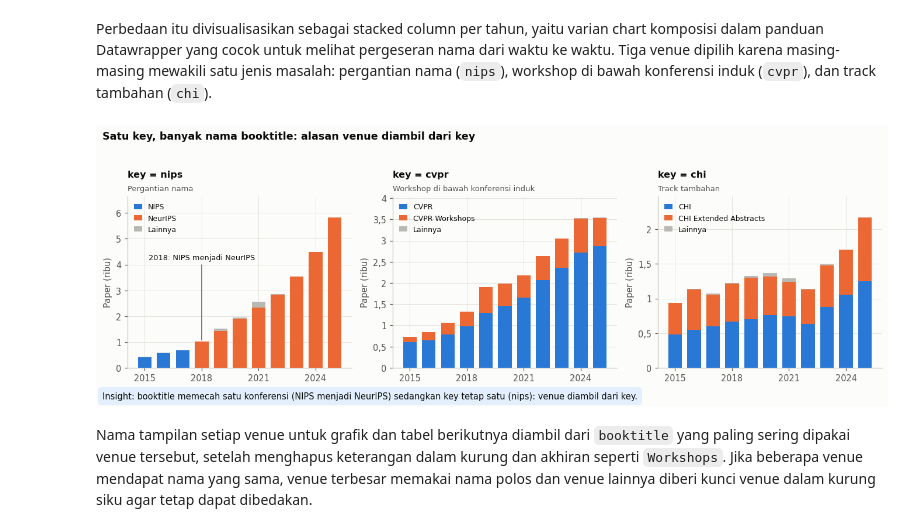
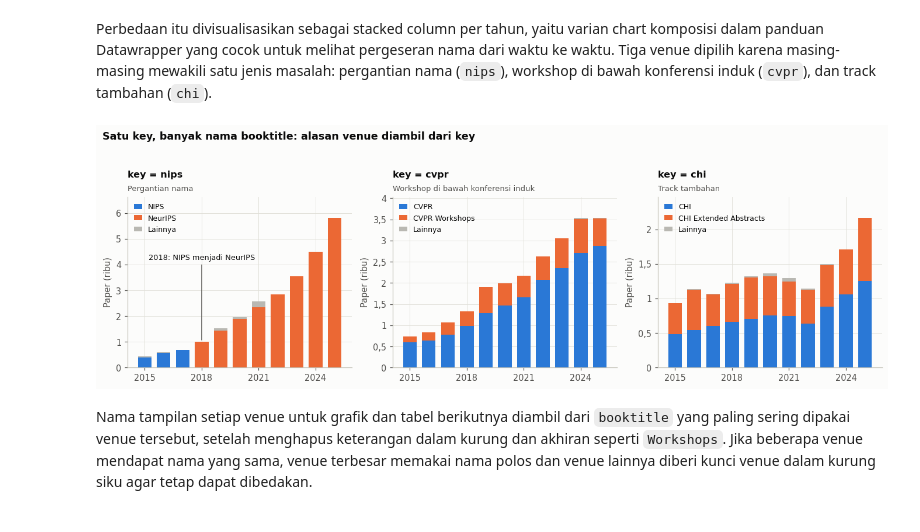
Before and after one commit to mahesa005/conference-pattern-mining-dblp, a Jupyter notebook: notebooks/01_eda.ipynb, the cells around one changed output. Saved outputs shown, nothing was run; the diff lists cells and outputs as text; code cells hidden in the pictures.

Commit message:
refactor(nb): grafik notebook dibuat polos tanpa kotak insight
Grafik EDA dan transaksi hanya memuat legenda, garis tren, dan label seperlunya. Insight dan highlight dipindah ke skrip terpisah.

```diff
--- a/notebooks/01_eda.ipynb
+++ b/notebooks/01_eda.ipynb
@@ -220,13 +219,7 @@ def pct_id(value, digits=1):
     return f"{value:.{digits}f}".replace(".", ",") + "%"
 
 
-def save_fig(fig, name, insight=None):
-    if insight:
-        wrapped = textwrap.fill("Insight: " + insight, width=max(46, int(fig.get_figwidth() * 11.5)))
-        fig.canvas.draw()
-        bottom = fig.get_tightbbox(fig.canvas.get_renderer()).y0
-        fig.text(0.01, (bottom - 0.14) / fig.get_figheight(), wrapped, ha="left", va="top", fontsize=9.6, color=CFG.INK,
-                 bbox=dict(boxstyle="round,pad=0.55", fc="#e3effc", ec="none"))
+def save_fig(fig, name):
     fig.savefig(CFG.FIG_DIR / name)
     plt.show()
 
@@ -355,27 +348,22 @@ types.round(1)
 | book | 21654 | 5813 | 26.8 | 0.2 |
 | mastersthesis | 27 | 4 | 14.8 | 0.0 |
 # %%
-fig, ax = plt.subplots(figsize=(7.0, 4.2))
+fig, ax = plt.subplots(figsize=(7.0, 4.0))
 order = types.index[::-1]
 pos = np.arange(len(order))
 ax.barh(pos, types.loc[order, "seluruh_dblp"], color=CFG.GRAY, height=0.64, zorder=2)
 ax.barh(pos, types.loc[order, "periode"].clip(lower=1), height=0.64, zorder=3,
         color=[CFG.BLUE if name == "inproceedings" else CFG.INK_2 for name in order])
-used_y = list(order).index("inproceedings")
-all_n, per_n = types.loc["inproceedings", "seluruh_dblp"], types.loc["inproceedings", "periode"]
-ax.text(all_n * 1.25, used_y, f"{fmt_id(all_n)} -> {fmt_id(per_n)}", va="center", fontsize=9.4, fontweight="bold", color=CFG.BLUE)
 ax.set_yticks(pos)
 ax.set_yticklabels(order)
-ax.get_yticklabels()[used_y].set_fontweight("bold")
 ax.set_xscale("log")
-ax.set_xlim(1, 4e7)
+ax.set_xlim(1, 2e7)
 ax.set_xticks([1, 100, 1e4, 1e6])
 ax.set_xticklabels(["1", "100", "10 rb", "1 jt"])
 ax.set_xlabel("Jumlah record (skala logaritmik)")
 ax.grid(axis="y", visible=False)
 ax.set_title("Jenis publikasi DBLP")
-ax.legend(handles=[Patch(color=CFG.GRAY, label="Seluruh dump"), Patch(color=CFG.INK_2, label="Periode 2015-2025")],
-          loc="lower right", fontsize=8.8)
-save_fig(fig, "t1_jenis_publikasi.png",
-         insight=f"inproceedings hanya {pct_id(all_n / types['seluruh_dblp'].sum() * 100, 1)} isi dump, dan separuhnya ({fmt_id(per_n)} record) terbit 2015-2025: itulah bahan analisis.")
+ax.legend(handles=[Patch(color=CFG.GRAY, label="Seluruh dump"), Patch(color=CFG.INK_2, label="Periode 2015-2025"),
+                   Patch(color=CFG.BLUE, label="inproceedings 2015-2025")], loc="lower right", fontsize=8.8)
+save_fig(fig, "t1_jenis_publikasi.png")
 # %% [output]
@@ -637,35 +625,35 @@ Perbedaan itu divisualisasikan sebagai stacked column per tahun, yaitu varian ch
 panels = [
     ("nips", ["NIPS", "NeurIPS"], "Pergantian nama"),
     ("cvpr", ["CVPR", "CVPR Workshops"], "Workshop di bawah konferensi induk"),
     ("chi", ["CHI", "CHI Extended Abstracts"], "Track tambahan"),
 ]
 colors = [CFG.BLUE, CFG.ORANGE]
 
 fig, axes = plt.subplots(1, 3, figsize=(12.4, 3.9))
 for ax, (venue, names, subtitle) in zip(axes, panels):
     sub = df[df["venue"] == venue]
     grouped = sub["booktitle"].fillna("(kosong)").where(lambda s: s.isin(names), "Lainnya")
     table = pd.crosstab(sub["year"].astype(int), grouped).reindex(columns=names + ["Lainnya"], fill_value=0)
     bottom = np.zeros(len(table))
     for column, color in zip(table.columns, colors + [CFG.GRAY]):
         if table[column].sum() == 0:
             continue
         ax.bar(table.index, table[column] / 1e3, bottom=bottom, color=color, width=0.72, label=column, zorder=2)
         bottom += table[column].values / 1e3
     ax.set_title(f"key = {venue}", fontsize=10.5, pad=22)
     ax.text(0, 1.035, subtitle, transform=ax.transAxes, fontsize=8.6, color=CFG.INK_2)
     ax.set_xticks([2015, 2018, 2021, 2024])
     ax.set_ylim(0, bottom.max() * 1.14)
     ax.set_ylabel("Paper (ribu)")
     id_ticks(ax)
     ax.legend(loc="upper left", fontsize=8.2, handlelength=1.1)
 axes[0].annotate("2018: NIPS menjadi NeurIPS", xy=(2018, 1.0), xytext=(2015.2, 4.2),
                  fontsize=8.4, color=CFG.INK, arrowprops=dict(arrowstyle="-", color=CFG.INK_2, lw=0.8))
 fig.suptitle("Satu key, banyak nama booktitle: alasan venue diambil dari key", x=0.01, ha="left", fontweight="bold", fontsize=11.5, y=1.04)
 fig.tight_layout()
-save_fig(fig, "t1_normalisasi_venue.png", insight="booktitle memecah satu konferensi (NIPS menjadi NeurIPS) sedangkan key tetap satu (nips): venue diambil dari key.")
+save_fig(fig, "t1_normalisasi_venue.png")
 # %% [output]
-[figure, old version]
+[figure, new version]
 # %% [markdown]
 Nama tampilan setiap venue untuk grafik dan tabel berikutnya diambil dari `booktitle` yang paling sering dipakai venue tersebut, setelah menghapus keterangan dalam kurung dan akhiran seperti `Workshops`. Jika beberapa venue mendapat nama yang sama, venue terbesar memakai nama polos dan venue lainnya diberi kunci venue dalam kurung siku agar tetap dapat dibedakan.
 # %%
```
Also changed, not shown: parts of 15 cells of this notebook, 3 other files.
